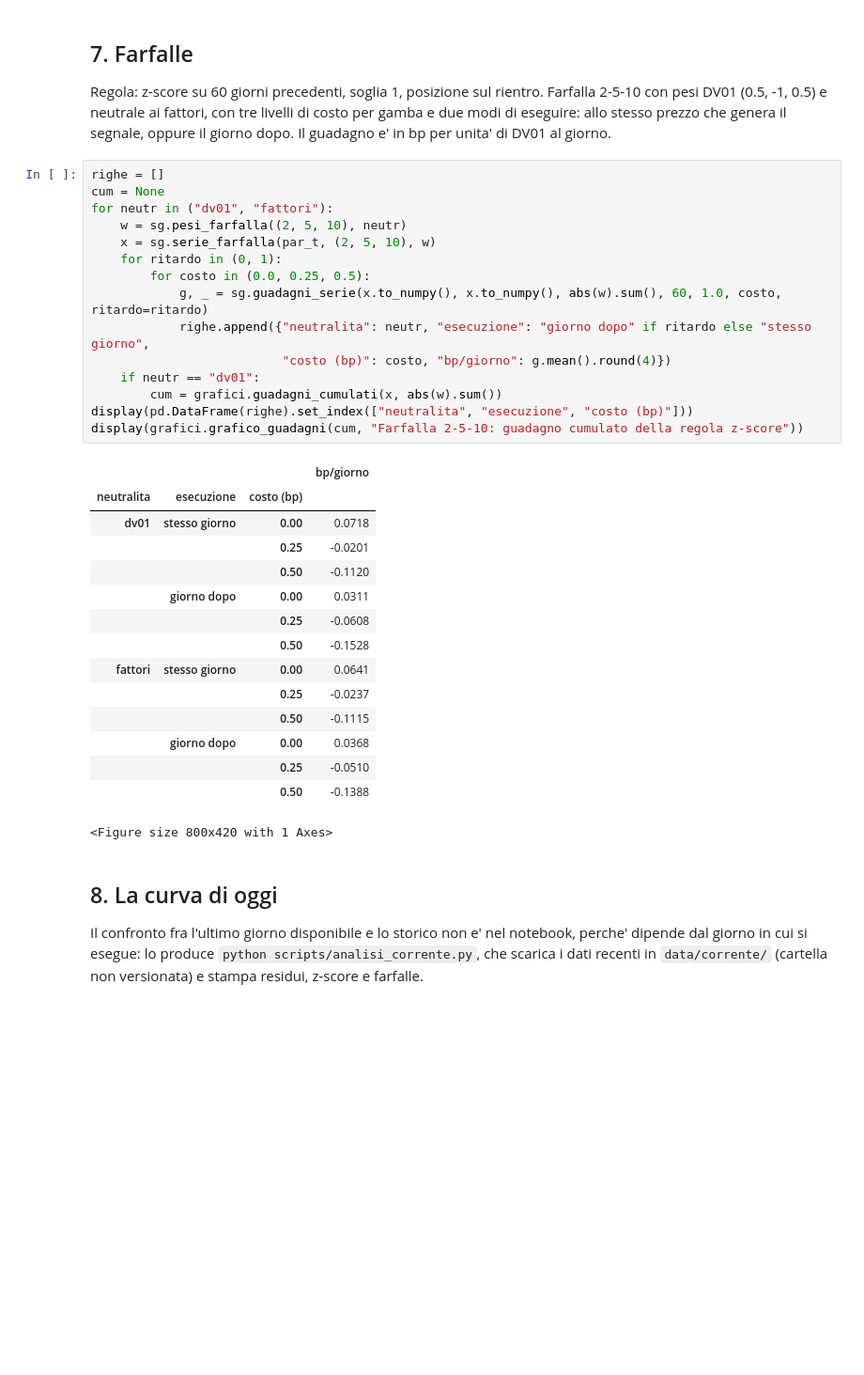
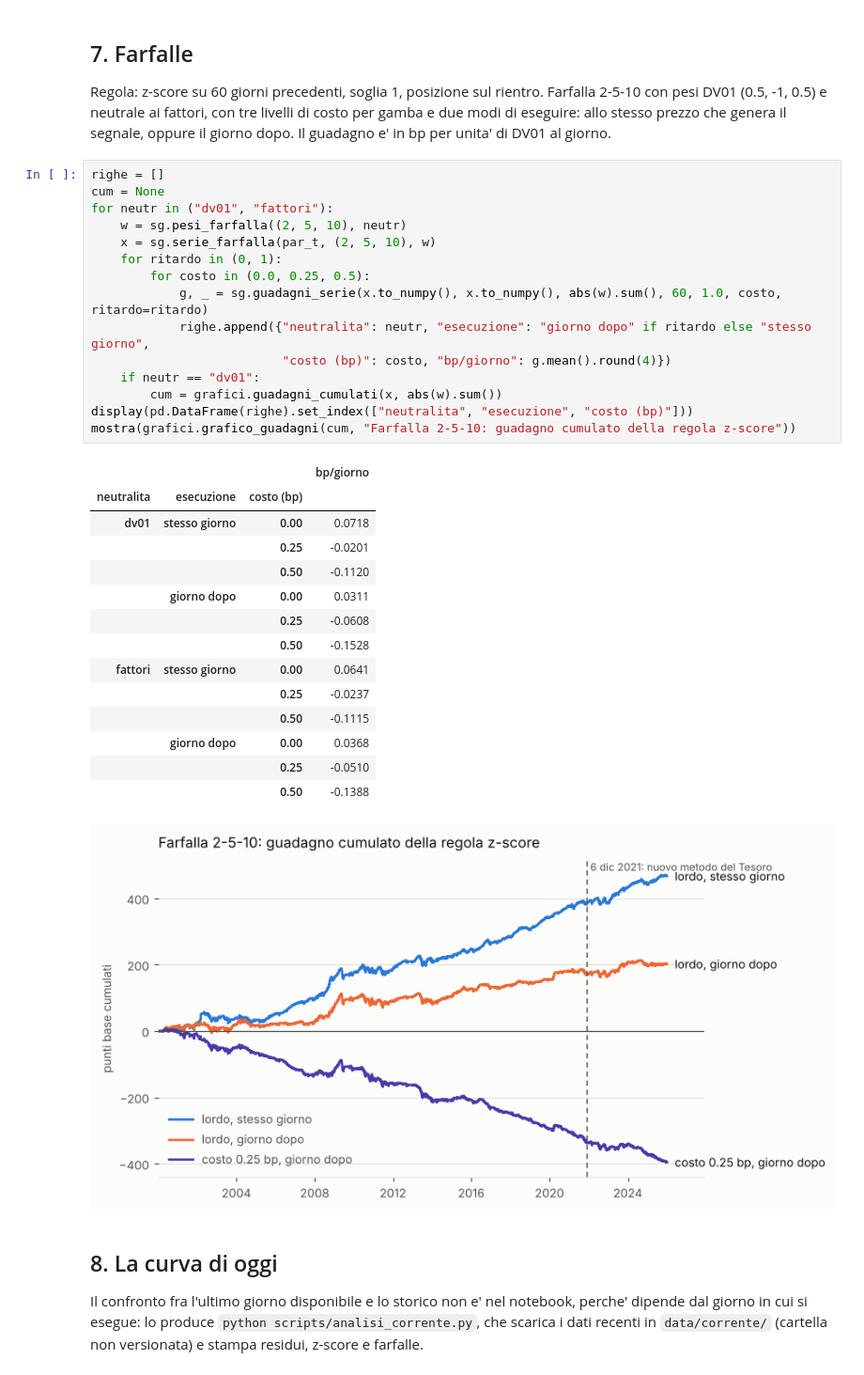
Before and after one commit to BorisBorroni/yield-curve-relative-value, a Jupyter notebook: notebooks/analisi.ipynb, the cells around one changed output. Shown at 94% size. Saved outputs shown, nothing was run; the diff lists cells and outputs as text; blank space fills up the shorter version.

```diff
--- a/notebooks/analisi.ipynb
+++ b/notebooks/analisi.ipynb
@@ -240,34 +253,34 @@ prezzo che genera il segnale, oppure il giorno dopo. Il guadagno e' in bp per un
 # %%
 righe = []
 cum = None
 for neutr in ("dv01", "fattori"):
     w = sg.pesi_farfalla((2, 5, 10), neutr)
     x = sg.serie_farfalla(par_t, (2, 5, 10), w)
     for ritardo in (0, 1):
         for costo in (0.0, 0.25, 0.5):
             g, _ = sg.guadagni_serie(x.to_numpy(), x.to_numpy(), abs(w).sum(), 60, 1.0, costo, ritardo=ritardo)
             righe.append({"neutralita": neutr, "esecuzione": "giorno dopo" if ritardo else "stesso giorno",
                           "costo (bp)": costo, "bp/giorno": g.mean().round(4)})
     if neutr == "dv01":
         cum = grafici.guadagni_cumulati(x, abs(w).sum())
 display(pd.DataFrame(righe).set_index(["neutralita", "esecuzione", "costo (bp)"]))
-display(grafici.grafico_guadagni(cum, "Farfalla 2-5-10: guadagno cumulato della regola z-score"))
+mostra(grafici.grafico_guadagni(cum, "Farfalla 2-5-10: guadagno cumulato della regola z-score"))
 # %% [output]
 |  |  |  | bp/giorno |
 | neutralita | esecuzione | costo (bp) |  |
 | dv01 | stesso giorno | 0.00 | 0.0718 |
 |  |  | 0.25 | -0.0201 |
 |  |  | 0.50 | -0.1120 |
 |  | giorno dopo | 0.00 | 0.0311 |
 |  |  | 0.25 | -0.0608 |
 |  |  | 0.50 | -0.1528 |
 | fattori | stesso giorno | 0.00 | 0.0641 |
 |  |  | 0.25 | -0.0237 |
 |  |  | 0.50 | -0.1115 |
 |  | giorno dopo | 0.00 | 0.0368 |
 |  |  | 0.25 | -0.0510 |
 |  |  | 0.50 | -0.1388 |
-<Figure size 800x420 with 1 Axes>
+[figure, added]
 # %% [markdown]
 ## 8. La curva di oggi
 
```
Also changed, not shown: parts of 2 cells of this notebook, 1 other file.
